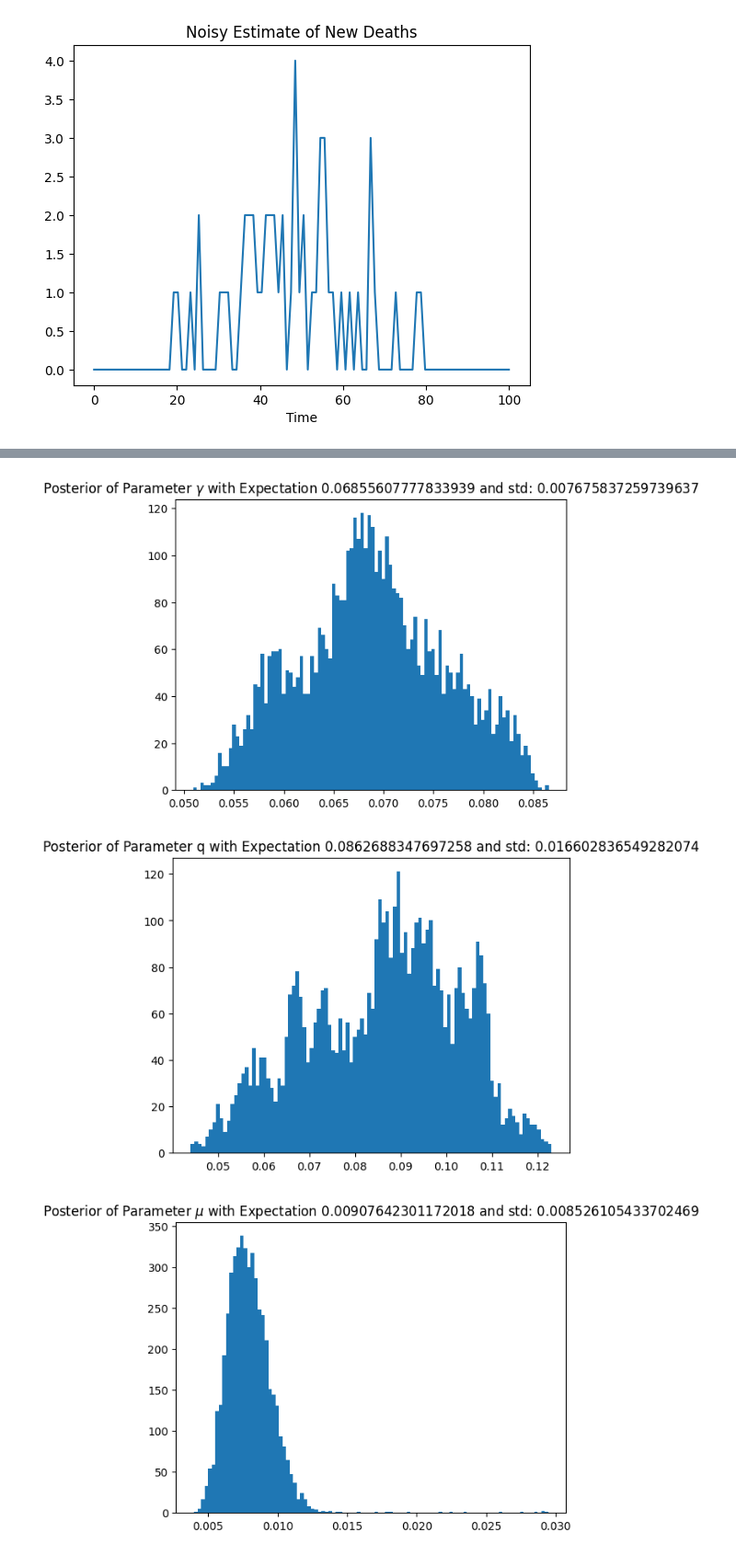
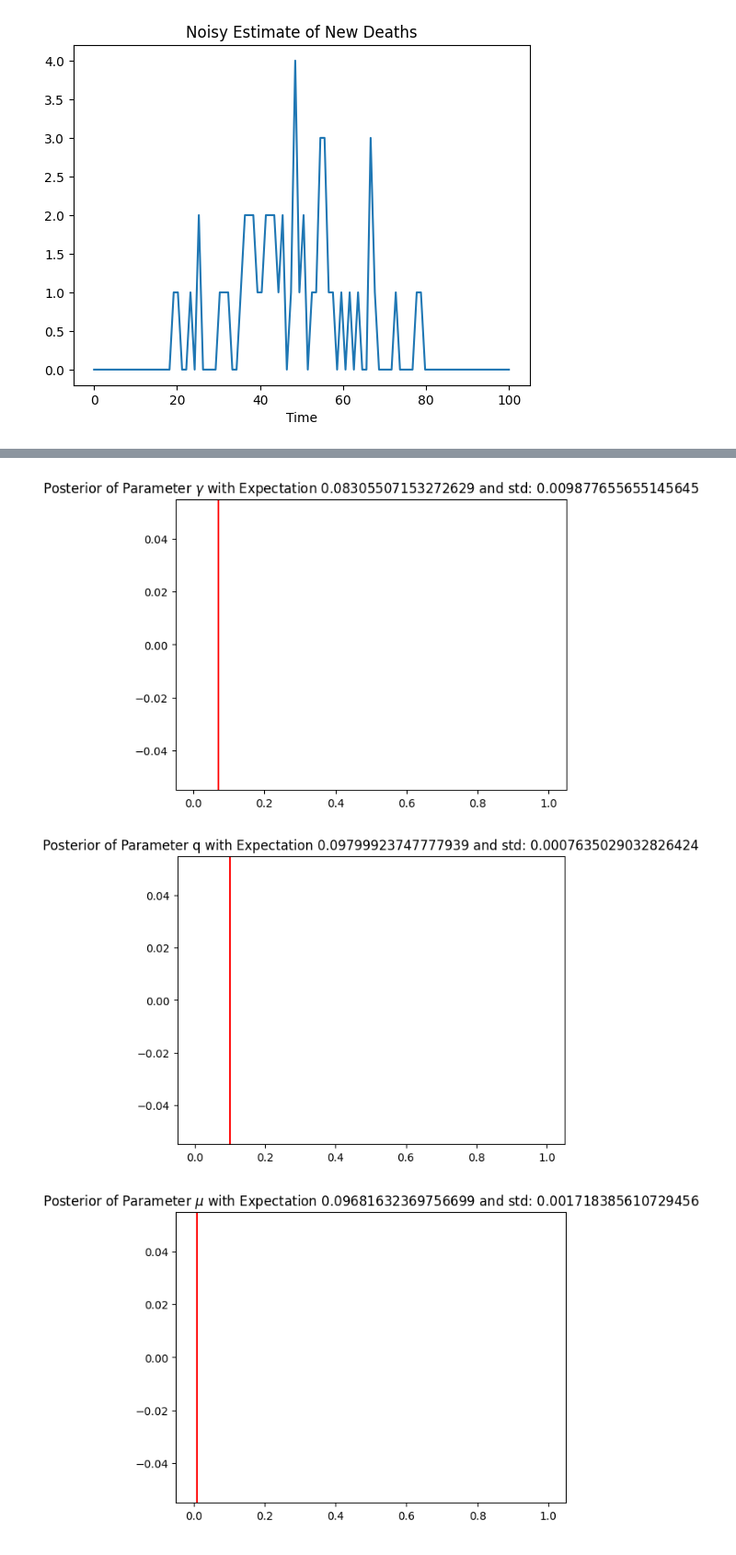
Before and after one commit to Averydx/bayesian_inf, a Jupyter notebook: HMC_SEIR.ipynb, the cells around one changed output, grey strips where cells are left out. Shown at 92% size. Drawn from its saved outputs; the diff is of its cells as text; code cells hidden in the pictures.

Commit message:
modified:   HMC_SEIR.ipynb 	new file:   RTS_smoother.ipynb 	new file:   gamma_poisson.ipynb 	new file:   smc_seir.ipynb

```diff
--- a/HMC_SEIR.ipynb
+++ b/HMC_SEIR.ipynb
@@ -50,9 +62,9 @@ y_true = model(t_vec,jnp.array([1000,1.,1.,0]),(beta,eta,gamma,q,mu))
 
 rng = default_rng(1)
 
-data_newI = rng.poisson(eta * y_true[:,1] + 0.005)
+data_newI = rng.poisson(jnp.exp(eta) * y_true[:,1] + 0.005)
 
-data_newD = rng.poisson(mu * y_true[:,2] + 0.005)
+data_newD = rng.poisson(jnp.exp(mu) * y_true[:,2] + 0.005)
 # %%
 plt.title('Noisy Estimate of New Infections')
 plt.plot(t_vec,data_newI)
@@ -67,7 +79,8 @@ plt.show()
 [figure]
 [figure]
 # %%
+@jax.jit
 def log_likelihood(par):
   beta,eta,gamma,q,mu = par
   model_output = model(t_vec,jnp.array([1000.,1.,1.,0.]),(beta,eta,gamma,q,mu))
-  return jnp.sum(poisson.logpmf(data_newI, eta * model_output[:,1]) + poisson.logpmf(data_newD,mu * model_output[:,2]))
+  return jnp.sum(poisson.logpmf(data_newI, jnp.exp(eta) * model_output[:,1]) + poisson.logpmf(data_newD,jnp.exp(mu) * model_output[:,2]))
@@ -80,7 +112,6 @@ def hmc(n_samples, x_init, n_steps, step_size,key):
     r_scale = 1.
     # Kinetic and potential energy functions.
     T = lambda r: -norm.logpdf(r,scale = r_scale).sum()
-
     V = lambda x: -log_likelihood(x)
 
     grad_V = jax.jit(jax.grad(V))
@@ -93,20 +124,15 @@ def hmc(n_samples, x_init, n_steps, step_size,key):
 
     for iter in range(1, n_samples):
 
-        if(iter % 100 == 0):
-             #print the acceptance rate and likelihood every 10 iterations
-          print(f"iteration: {iter} | Acceptance rate: {jnp.sum(acc_record[:iter])/iter} | param vec: {samples[iter-1,:]}")
+        if(iter % 1000 == 0):
+             #print the acceptance rate and likelihood every 1000 iterations
+          print(f"iteration: {iter} | Acceptance rate: {jnp.sum(acc_record[:iter])/iter} | param vec: {jnp.exp(samples[iter-1,:])}")
 
         x_curr = samples[iter-1,:]
         key, key_r = jax.random.split(key)
         r_curr = r_scale * jax.random.normal(key = key_r, shape=(dim,))
 
-        x_prop, r_prop = x_curr, r_curr
-        for _ in range(n_steps):
-            r_prop = r_prop - (step_size / 2) * grad_V(x_prop)
-            x_prop = x_prop + step_size * r_prop
-            r_prop = r_prop - (step_size / 2) * grad_V(x_prop)
-
+        x_prop,r_prop = gen_trj(x_curr,r_curr,step_size)
 
         H_prop = T(r_prop) + V(x_prop)
         H_curr = T(r_curr) + V(x_curr)
@@ -125,11 +151,21 @@ key = jax.random.PRNGKey(0)
 key, init_key = jax.random.split(key)
 key, hmc_key = jax.random.split(key)
 
+from time import perf_counter
+
+time_0 = perf_counter()
+
 samples = hmc(
-    n_samples=5_000,
-    x_init=jnp.array([0.1,0.1,0.1,0.1,0.1]),#beta,eta,gamma,q,mu
+    n_samples=1_000,
+    x_init=jnp.array([jnp.log(0.1),jnp.log(0.1),jnp.log(0.1),jnp.log(0.1),jnp.log(0.1)]),#beta,eta,gamma,q,mu
     n_steps=10,
     step_size=0.0001,
     key = hmc_key
 )
+
+time_1 = perf_counter()
+
+print(f"Time elapsed {time_1 - time_0}")
+
+samples = jnp.exp(samples)
 # %% [output]
@@ -153,22 +173,28 @@ iteration: 4900 | Acceptance rate: 0.9997959136962891 | param vec: [0.41655952 0
 # %%
-burn_in = 100
+burn_in = 100000
+
 plt.title(f"Posterior of Parameter $\\beta$ with Expectation {jnp.mean(samples[:,0])} and std: {jnp.std(samples[:,0])}")
 plt.hist(samples[burn_in:,0],bins = 100)
+plt.axvline(jnp.exp(beta),color = 'red')
 plt.show()
 
 plt.title(f"Posterior of Parameter $\\eta$ with Expectation {jnp.mean(samples[:,1])} and std: {jnp.std(samples[:,1])}")
 plt.hist(samples[burn_in:,1],bins = 100)
+plt.axvline(jnp.exp(eta),color = 'red')
 plt.show()
 
 plt.title(f"Posterior of Parameter $\\gamma$ with Expectation {jnp.mean(samples[:,2])} and std: {jnp.std(samples[:,2])}")
 plt.hist(samples[burn_in:,2],bins = 100)
+plt.axvline(jnp.exp(gamma),color = 'red')
 plt.show()
 
 plt.title(f"Posterior of Parameter q with Expectation {jnp.mean(samples[:,3])} and std: {jnp.std(samples[:,3])}")
 plt.hist(samples[burn_in:,3],bins = 100)
+plt.axvline(jnp.exp(q),color = 'red')
 plt.show()
 
 plt.title(f"Posterior of Parameter $\\mu$ with Expectation {jnp.mean(samples[:,4])} and std: {jnp.std(samples[:,4])}")
 plt.hist(samples[burn_in:,4],bins = 100)
+plt.axvline(jnp.exp(mu),color = 'red')
 plt.show()
 # %% [output]
@@ -177,6 +203,6 @@ plt.show()
-[figure, old version]
+[figure, new version]
-[figure, old version]
+[figure, new version]
-[figure, old version]
+[figure, new version]
 # %%
 plt.title("Pair Plot of Parameters $\\beta$ and $\\eta$")
 plt.xlabel('$\\beta$')
```
Also changed, not shown: parts of 7 cells of this notebook, 3 other files.
